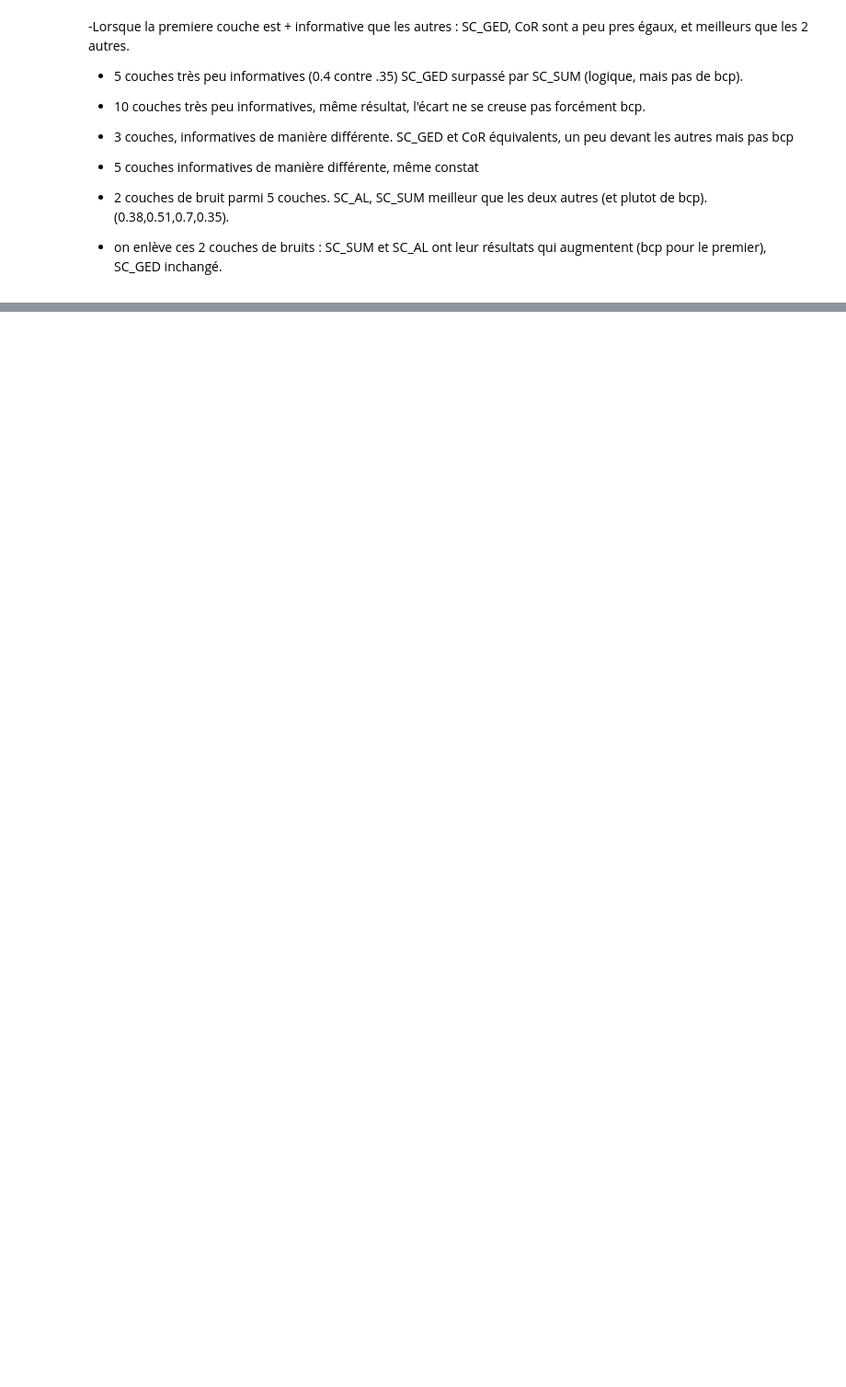
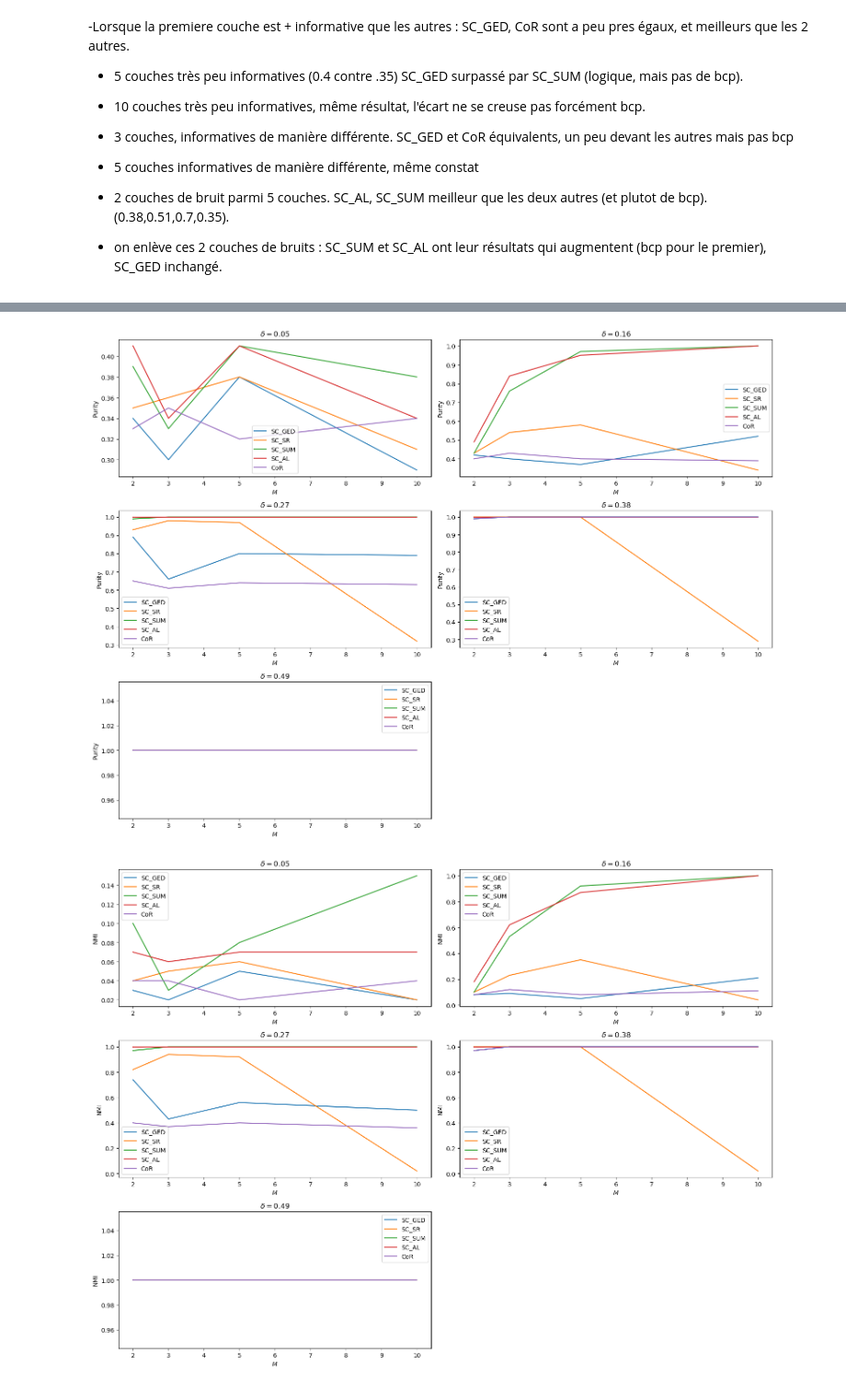
Before and after one commit to meilame-tayebjee/Multilayer-Graph-Clustering, a Jupyter notebook: Run.ipynb, the cells around one changed output, grey strips where cells are left out. Shown at 92% size. Cells and saved outputs as stored; diff of their text form; code cells hidden in the pictures; blank space fills up the shorter version.

```diff
--- a/Run.ipynb
+++ b/Run.ipynb
@@ -131,0 +229,20 @@ results
+# %%
+for metric in metrics:
+    plt.figure(figsize = (16, 12))
+    for i in range(len(deltas)):
+        plt.subplot(3, 2, i+1)
+        delta = deltas[i]
+        for algorithm in algorithms:
+            data = [all_res[M, delta][metric.__name__].loc[algorithm.__name__] for M in Ms]
+            plt.plot(Ms, data, label = algorithm.__name__)
+
+        plt.title(r"$\delta = $" + str(delta))
+        plt.xlabel(r"$M$")
+        plt.ylabel(metric.__name__)
+        plt.legend()
+
+    plt.tight_layout()
+    plt.show()
+# %% [output]
+[figure, added]
+[figure, added]
```
Also changed, not shown: parts of 8 cells of this notebook, 1 other file.
